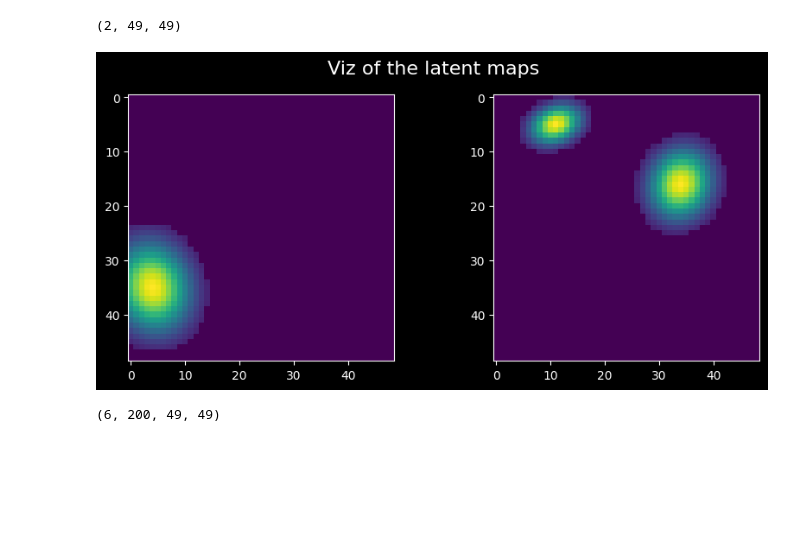
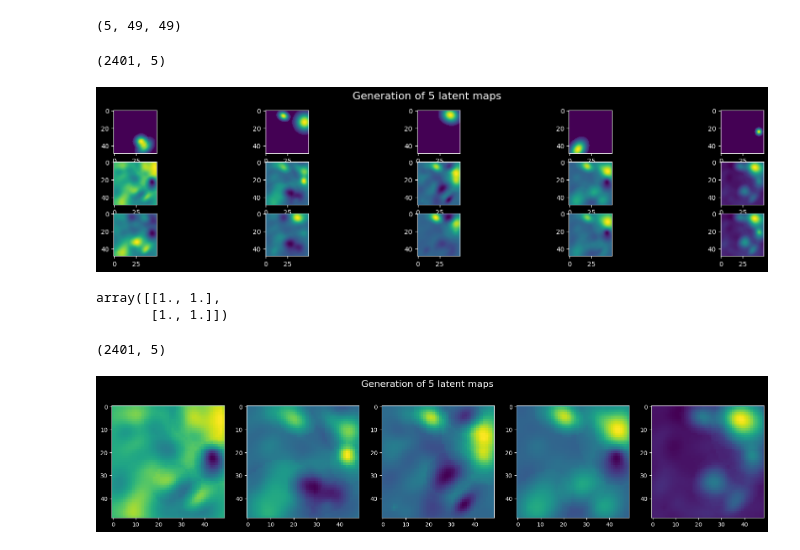
Before and after one commit to EmmaGau/project-mva-time-series, a Jupyter notebook: experiments.ipynb, the cells around one changed output. Cells and saved outputs as stored; diff of their text form; code cells hidden in the pictures; blank space fills up the shorter version.

```diff
--- a/experiments.ipynb
+++ b/experiments.ipynb
@@ -30,7 +10,31 @@ time_series.shape
-# %%
-#Create an easy test dataset to see if the method is working or not
-latent_global_maps = np.load("latent_global_maps.npy")
-latent_global_maps = latent_global_maps[:2]
-latent_global_maps.shape
-# %% [output]
-(2, 49, 49)
+# %%
+k = 5
+p = 49
+# %%
+V_real = np.load("real_v_maps.npy")
+V_pred = np.load("predicted_v_maps.npy")
+V_pred_jean = np.load("predicted_v_maps_jean.npy")
+# %%
+V_real.shape
+# %% [output]
+(5, 49, 49)
+# %%
+V_pred.shape
+# %% [output]
+(2401, 5)
+# %%
+fig, ax = plt.subplots(3,k, figsize=(20, 4))
+fig.suptitle('Generation of 5 latent maps',fontsize=16)
+for i in range(k):
+    ax[0][i].imshow(V_real[i])
+    ax[1][i].imshow(V_pred.transpose((1, 0))[i].reshape(p,p))
+    ax[2][i].imshow(V_pred_jean.transpose((1, 0))[i].reshape(p,p))
+fig.show()
+# %% [output]
+[figure, added]
+# %%
+a = np.random.normal(size=100)
+b = a
+# %% [output]
+array([[1., 1.],
+       [1., 1.]])
@@ -37,16 +56,16 @@ latent_global_maps.shape
+# %%
+V_pred.shape
+# %% [output]
+(2401, 5)
+# %%
+V_maps_pred = V_pred.transpose((1, 0)).reshape(k,p,p)
+V_maps_pred_jean = V_pred_jean.transpose((1, 0)).reshape(k,p,p)
 # %%
-fig, ax = plt.subplots(1, 2, figsize=(10, 4))
-fig.suptitle(f'Viz of the latent maps', fontsize=16)
-ax[0].imshow(latent_global_maps[0])
-ax[1].imshow(latent_global_maps[1])
+fig, ax = plt.subplots(1,k, figsize=(20, 4))
+fig.suptitle('Generation of 5 latent maps',fontsize=16)
+for i in range(k):
+    ax[i].imshow(V_maps_pred[i])
+
 fig.show()
 # %% [output]
-[figure, old version]
+[figure, new version]
-# %%
-nbSubjects = 6
-data_fmri = time_series @ latent_global_maps.reshape(2, -1)
-data_fmri = data_fmri.reshape(n, 49, 49)
-data_fmri = np.tile(data_fmri.reshape((1, 200, 49, 49)), (nbSubjects, 1, 1, 1))
-data_fmri.shape
-# %% [output]
-(6, 200, 49, 49)
```
Also changed, not shown: parts of 14 cells of this notebook, 2 other files.
